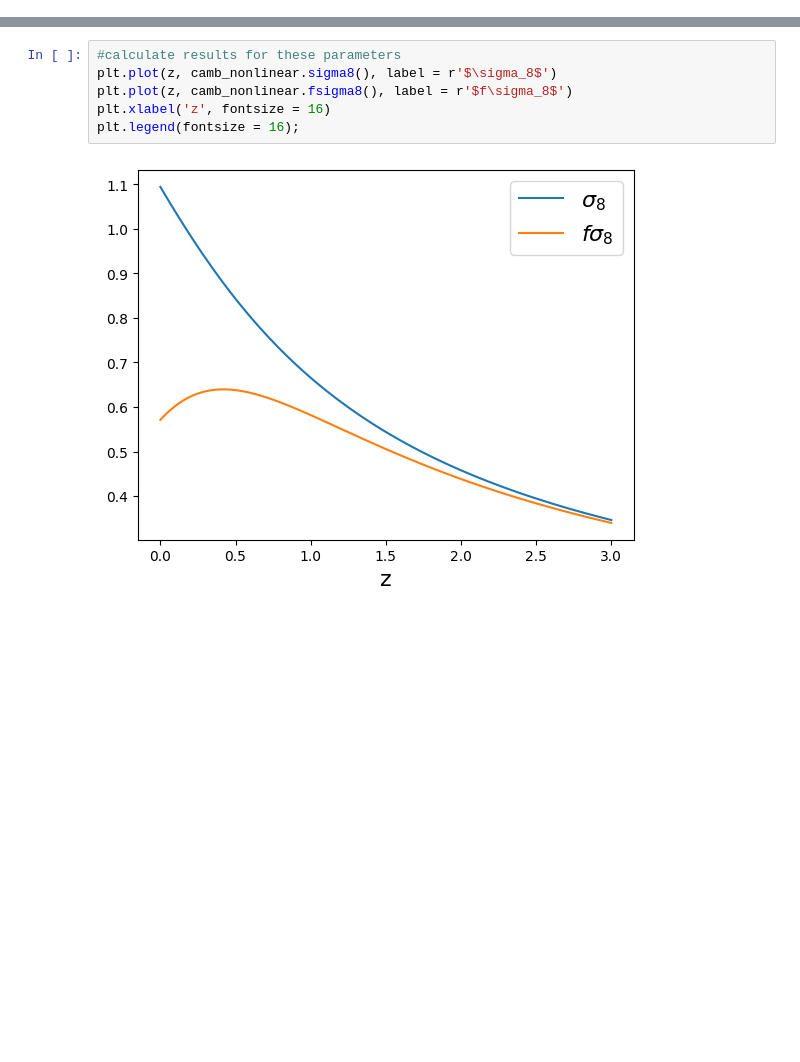
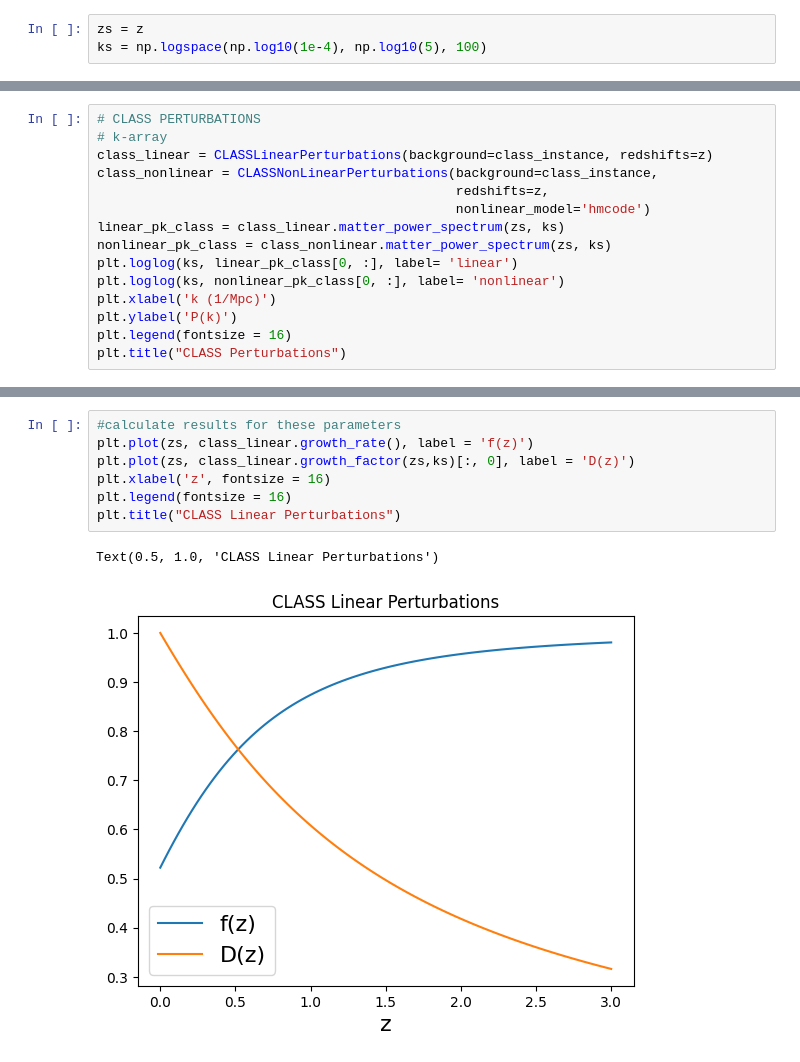
Before and after one commit to cloe-org/cloelib, a Jupyter notebook: notebooks/cosmology/cosmology_validation.ipynb, the cells around one changed output, grey strips where cells are left out. Drawn from its saved outputs; the diff is of its cells as text; blank space fills up the shorter version.

```diff
--- a/notebooks/cosmology/cosmology_validation.ipynb
+++ b/notebooks/cosmology/cosmology_validation.ipynb
@@ -53,2 +72,5 @@ chi_z_camb = camb_instance.comoving_distance(z)
+# %%
+zs = z
+ks = np.logspace(np.log10(1e-4), np.log10(5), 100)
 # %%
 # CAMB PERTURBATIONS
@@ -71,0 +105,15 @@ camb_instance.As
+# %%
+# CLASS PERTURBATIONS
+# k-array
+class_linear = CLASSLinearPerturbations(background=class_instance, redshifts=z)
+class_nonlinear = CLASSNonLinearPerturbations(background=class_instance,
+                                              redshifts=z,
+                                              nonlinear_model='hmcode')
+linear_pk_class = class_linear.matter_power_spectrum(zs, ks)
+nonlinear_pk_class = class_nonlinear.matter_power_spectrum(zs, ks)
+plt.loglog(ks, linear_pk_class[0, :], label= 'linear')
+plt.loglog(ks, nonlinear_pk_class[0, :], label= 'nonlinear')
+plt.xlabel('k (1/Mpc)')
+plt.ylabel('P(k)')
+plt.legend(fontsize = 16)
+plt.title("CLASS Perturbations")
@@ -80,8 +162,10 @@ plt.legend(fontsize = 16);
 # %%
 #calculate results for these parameters
-plt.plot(z, camb_nonlinear.sigma8(), label = r'$\sigma_8$')
-plt.plot(z, camb_nonlinear.fsigma8(), label = r'$f\sigma_8$')
+plt.plot(zs, class_linear.growth_rate(), label = 'f(z)')
+plt.plot(zs, class_linear.growth_factor(zs,ks)[:, 0], label = 'D(z)')
 plt.xlabel('z', fontsize = 16)
-plt.legend(fontsize = 16);
+plt.legend(fontsize = 16)
+plt.title("CLASS Linear Perturbations")
 # %% [output]
+Text(0.5, 1.0, 'CLASS Linear Perturbations')
-[figure, old version]
+[figure, new version]
```
Also changed, not shown: parts of 10 cells of this notebook, 3 other files.
